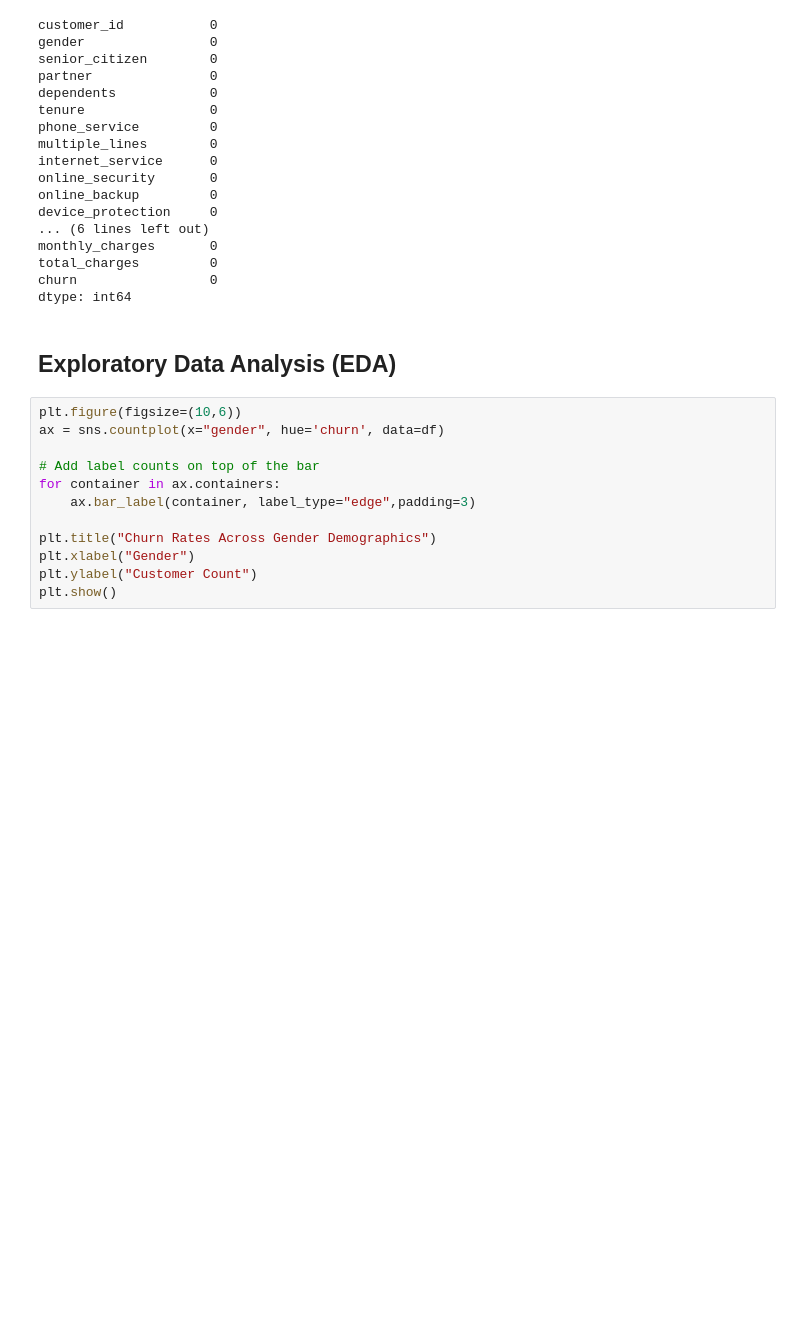
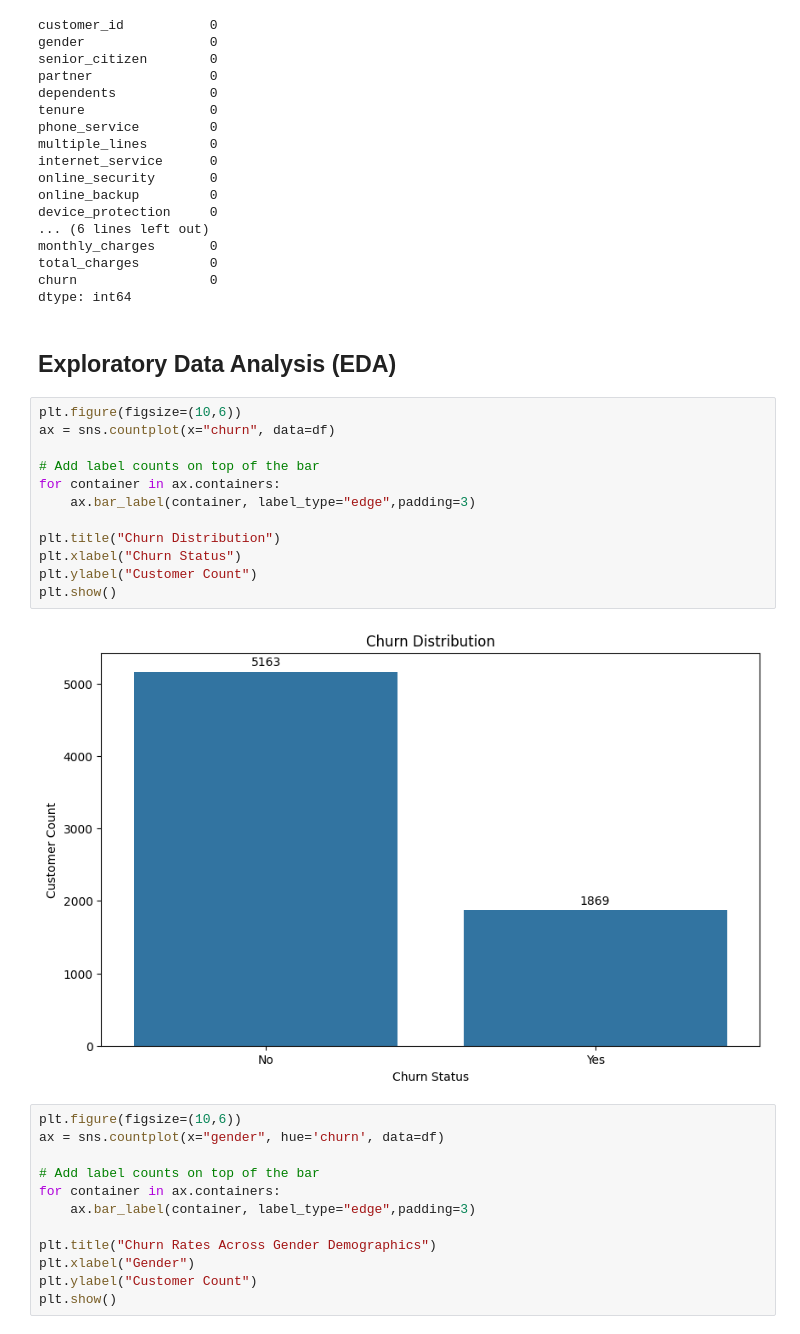
Before and after one commit to shlokzz/Customer-Churn-Prediction-Project, a Jupyter notebook: notebook/04_visual_eda.ipynb, the cells around one changed output. Cells and saved outputs as stored; diff of their text form; blank space fills up the shorter version.

Commit message:
Add churn status distribution countplot

```diff
--- a/notebook/04_visual_eda.ipynb
+++ b/notebook/04_visual_eda.ipynb
@@ -83,6 +83,20 @@ churn                 0
 dtype: int64
 # %% [markdown]
 ## **Exploratory Data Analysis (EDA)**
+# %%
+plt.figure(figsize=(10,6))
+ax = sns.countplot(x="churn", data=df)
+
+# Add label counts on top of the bar
+for container in ax.containers:
+    ax.bar_label(container, label_type="edge",padding=3)
+
+plt.title("Churn Distribution")
+plt.xlabel("Churn Status")
+plt.ylabel("Customer Count")
+plt.show()
+# %% [output]
+[figure, added]
 # %%
 plt.figure(figsize=(10,6))
 ax = sns.countplot(x="gender", hue='churn', data=df)
```
